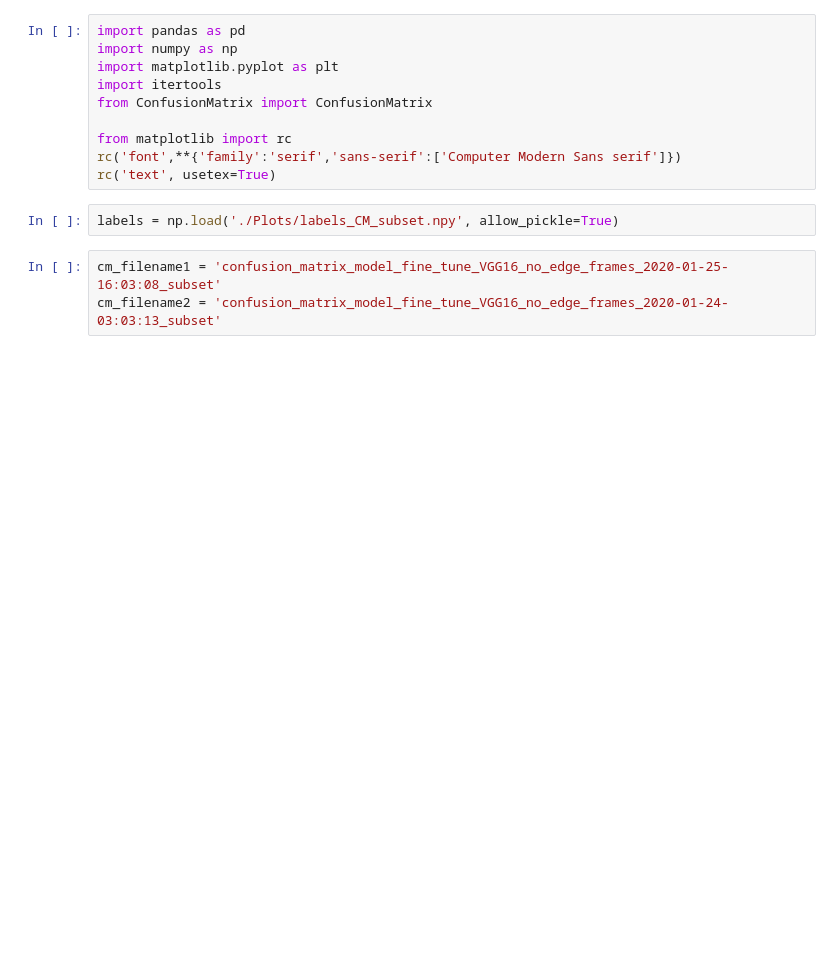
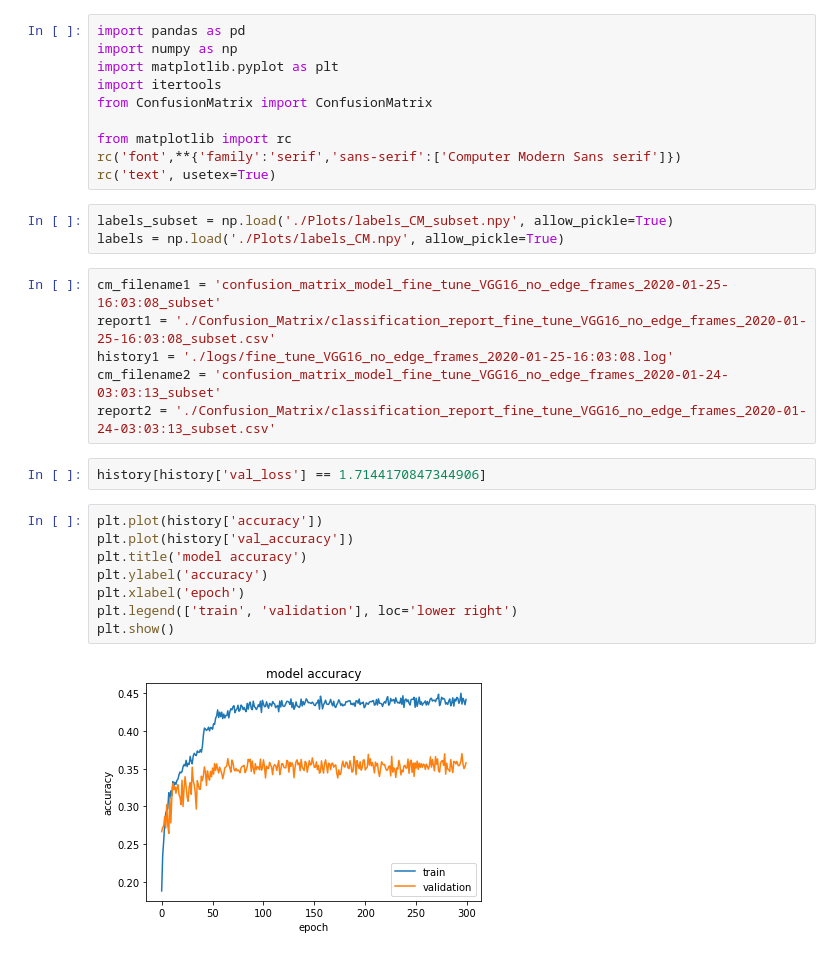
Before and after one commit to fabianaferreira/final-project-src, a Jupyter notebook: Classifier/Insights.ipynb, the cells around one changed output. Drawn from its saved outputs; the diff is of its cells as text; blank space fills up the shorter version.

```diff
--- a/Classifier/Insights.ipynb
+++ b/Classifier/Insights.ipynb
@@ -9,7 +9,23 @@ from matplotlib import rc
 rc('font',**{'family':'serif','sans-serif':['Computer Modern Sans serif']})
 rc('text', usetex=True)
 # %%
-labels = np.load('./Plots/labels_CM_subset.npy', allow_pickle=True)
+labels_subset = np.load('./Plots/labels_CM_subset.npy', allow_pickle=True)
+labels = np.load('./Plots/labels_CM.npy', allow_pickle=True)
 # %%
 cm_filename1 = 'confusion_matrix_model_fine_tune_VGG16_no_edge_frames_2020-01-25-16:03:08_subset'
+report1 = './Confusion_Matrix/classification_report_fine_tune_VGG16_no_edge_frames_2020-01-25-16:03:08_subset.csv'
+history1 = './logs/fine_tune_VGG16_no_edge_frames_2020-01-25-16:03:08.log'
 cm_filename2 = 'confusion_matrix_model_fine_tune_VGG16_no_edge_frames_2020-01-24-03:03:13_subset'
+report2 = './Confusion_Matrix/classification_report_fine_tune_VGG16_no_edge_frames_2020-01-24-03:03:13_subset.csv'
+# %%
+history[history['val_loss'] == 1.7144170847344906]
+# %%
+plt.plot(history['accuracy'])
+plt.plot(history['val_accuracy'])
+plt.title('model accuracy')
+plt.ylabel('accuracy')
+plt.xlabel('epoch')
+plt.legend(['train', 'validation'], loc='lower right')
+plt.show()
+# %% [output]
+[figure, added]
```
Also changed, not shown: parts of 13 cells of this notebook, 2 other files.
